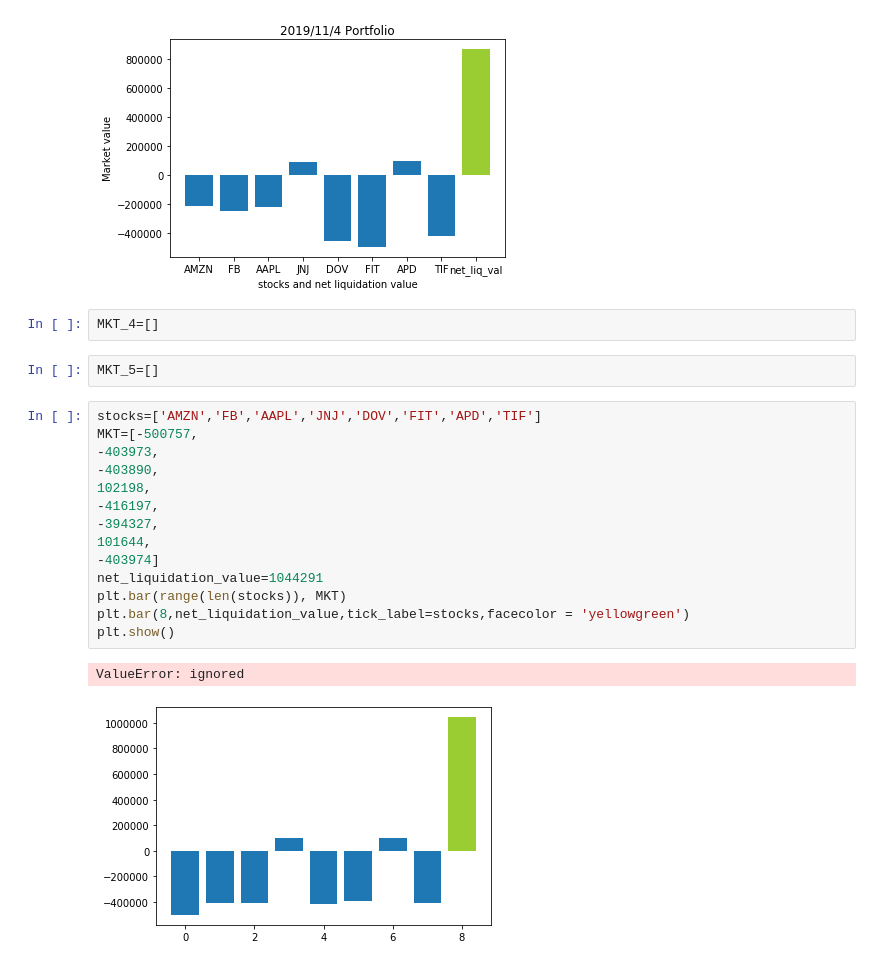
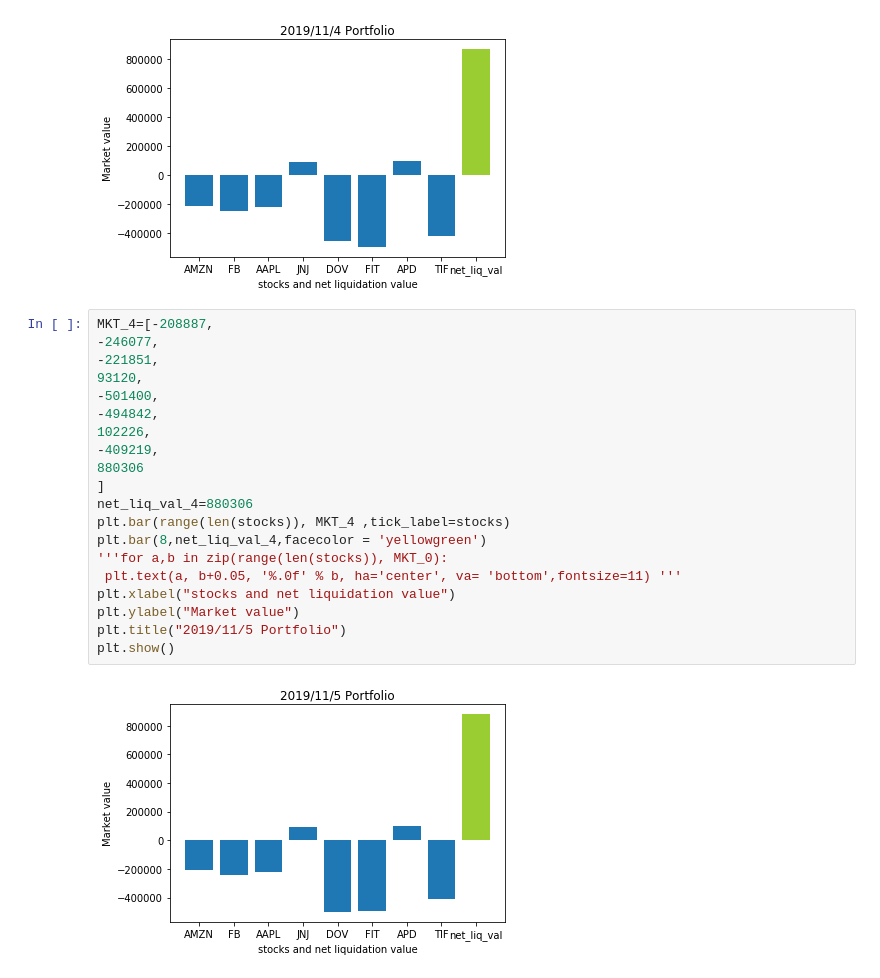
Before and after one commit to ZiyueNie/FM, a Jupyter notebook: src/margin_call.ipynb, the cells around one changed output. Saved outputs shown, nothing was run; the diff lists cells and outputs as text.

```diff
--- a/src/margin_call.ipynb
+++ b/src/margin_call.ipynb
@@ -101,24 +113,25 @@ plt.title("2019/11/4 Portfolio")
 plt.show()
 # %% [output]
 [figure]
-# %%
-MKT_4=[]
-# %%
-MKT_5=[]
-# %%
-stocks=['AMZN','FB','AAPL','JNJ','DOV','FIT','APD','TIF']
-MKT=[-500757,
--403973,
--403890,
-102198,
--416197,
--394327,
-101644,
--403974]
-net_liquidation_value=1044291
-plt.bar(range(len(stocks)), MKT)
-plt.bar(8,net_liquidation_value,tick_label=stocks,facecolor = 'yellowgreen')
-plt.show()
-# %% [output]
-ValueError: ignored
-[figure, removed]
+# %%
+MKT_4=[-208887,
+-246077,
+-221851,
+93120,
+-501400,
+-494842,
+102226,
+-409219,
+880306
+]
+net_liq_val_4=880306
+plt.bar(range(len(stocks)), MKT_4 ,tick_label=stocks)
+plt.bar(8,net_liq_val_4,facecolor = 'yellowgreen')
+'''for a,b in zip(range(len(stocks)), MKT_0):
+ plt.text(a, b+0.05, '%.0f' % b, ha='center', va= 'bottom',fontsize=11) '''
+plt.xlabel("stocks and net liquidation value")
+plt.ylabel("Market value")
+plt.title("2019/11/5 Portfolio")
+plt.show()
+# %% [output]
+[figure, added]
```
Also changed, not shown: parts of 11 cells of this notebook.
